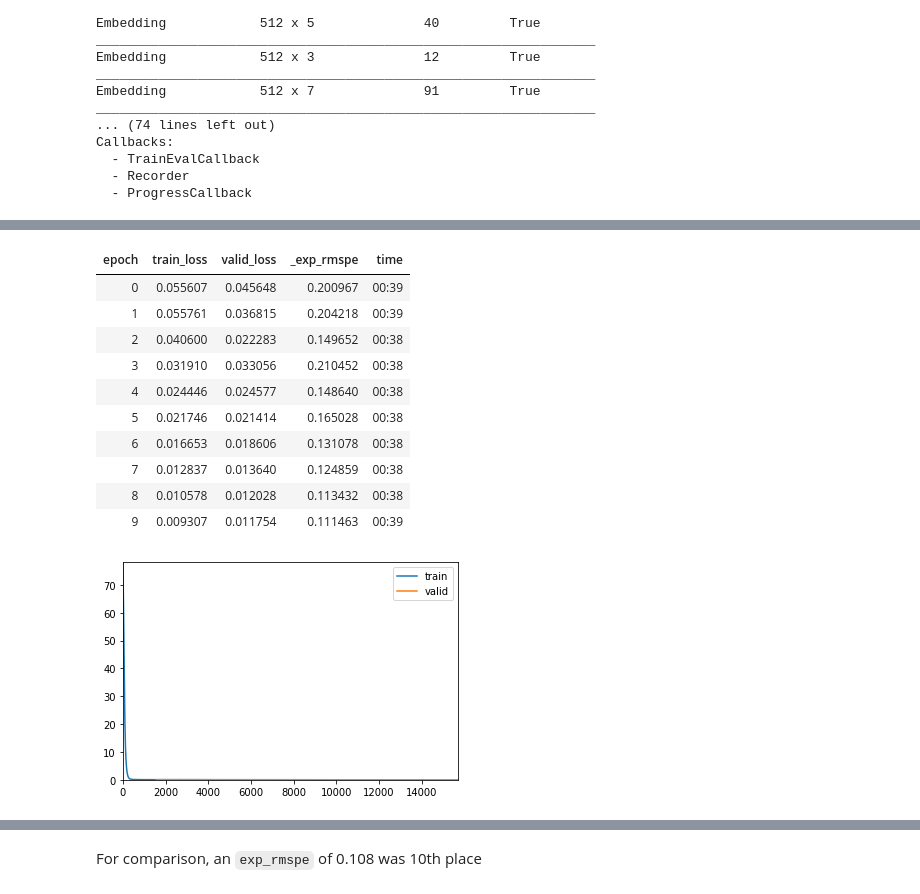
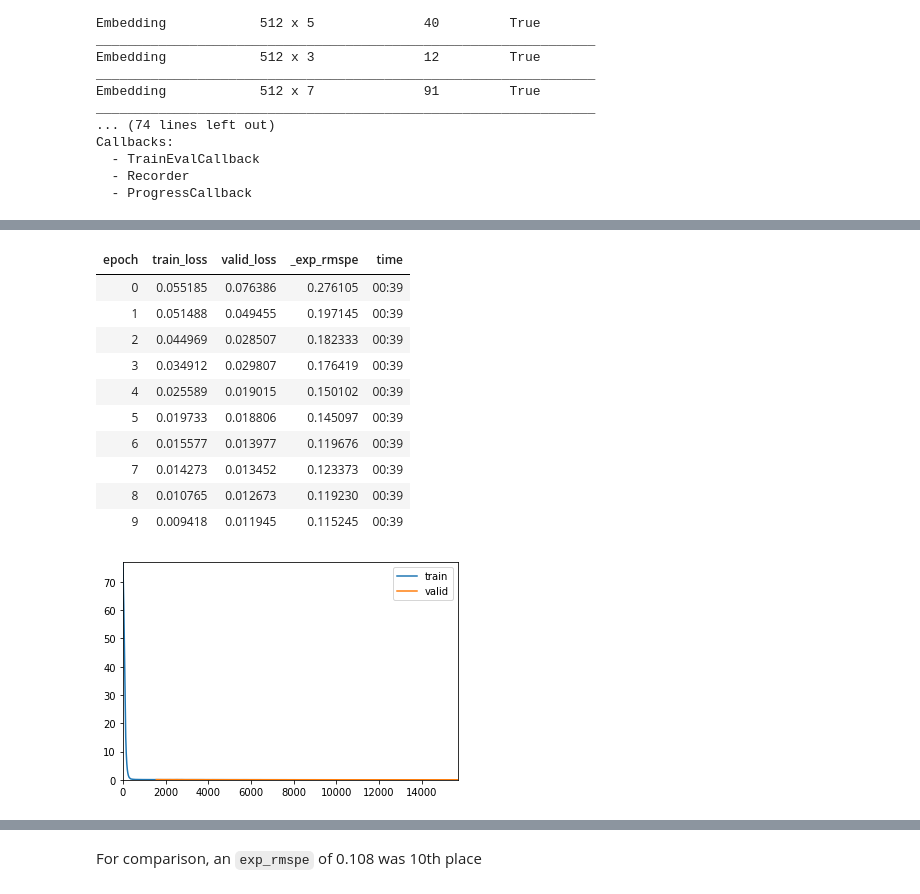
Before and after one commit to DavidykZhao/tabular_experiments, a Jupyter notebook: tabular_project.ipynb, the cells around one changed output, grey strips where cells are left out. Cells and saved outputs as stored; diff of their text form; code cells hidden in the pictures.

```diff
--- a/tabular_project.ipynb
+++ b/tabular_project.ipynb
@@ -137,7 +131,7 @@ tensor([ 0.0000, 12.7616])
 # %% [markdown]
 Next comes our `Learner`. We'll walk through each step
 # %%
-config=tabular_config( ps = [0.001, 0.01], embed_p= 0.04)
+config=tabular_config(ps = [0.003, 0.01], embed_p = 0.04)
 # %%
 learn = tabular_learner(dls, layers=[1000,500], config = config,
                         y_range=y_range, metrics=exp_rmspe,
@@ -183,15 +175,15 @@ SuggestedLRs(lr_min=0.003981071710586548, lr_steep=0.0014454397605732083)
 # %%
-learn.fit_one_cycle(10, 3e-3, wd=0.2, cbs=[SaveModelCallback(), ShowGraphCallback()])
+learn.fit_one_cycle(10, 2*1e-3, wd=0.2, cbs=[ShowGraphCallback()])
 # %% [output]
 | epoch | train_loss | valid_loss | _exp_rmspe | time |
-| 0 | 0.055607 | 0.045648 | 0.200967 | 00:39 |
-| 1 | 0.055761 | 0.036815 | 0.204218 | 00:39 |
-| 2 | 0.040600 | 0.022283 | 0.149652 | 00:38 |
-| 3 | 0.031910 | 0.033056 | 0.210452 | 00:38 |
-| 4 | 0.024446 | 0.024577 | 0.148640 | 00:38 |
-| 5 | 0.021746 | 0.021414 | 0.165028 | 00:38 |
-| 6 | 0.016653 | 0.018606 | 0.131078 | 00:38 |
-| 7 | 0.012837 | 0.013640 | 0.124859 | 00:38 |
-| 8 | 0.010578 | 0.012028 | 0.113432 | 00:38 |
-| 9 | 0.009307 | 0.011754 | 0.111463 | 00:39 |
+| 0 | 0.055185 | 0.076386 | 0.276105 | 00:39 |
+| 1 | 0.051488 | 0.049455 | 0.197145 | 00:39 |
+| 2 | 0.044969 | 0.028507 | 0.182333 | 00:39 |
+| 3 | 0.034912 | 0.029807 | 0.176419 | 00:39 |
+| 4 | 0.025589 | 0.019015 | 0.150102 | 00:39 |
+| 5 | 0.019733 | 0.018806 | 0.145097 | 00:39 |
+| 6 | 0.015577 | 0.013977 | 0.119676 | 00:39 |
+| 7 | 0.014273 | 0.013452 | 0.123373 | 00:39 |
+| 8 | 0.010765 | 0.012673 | 0.119230 | 00:39 |
+| 9 | 0.009418 | 0.011945 | 0.115245 | 00:39 |
-[figure, old version]
+[figure, new version]
```
Also changed, not shown: parts of 86 cells of this notebook, 4 other files.
